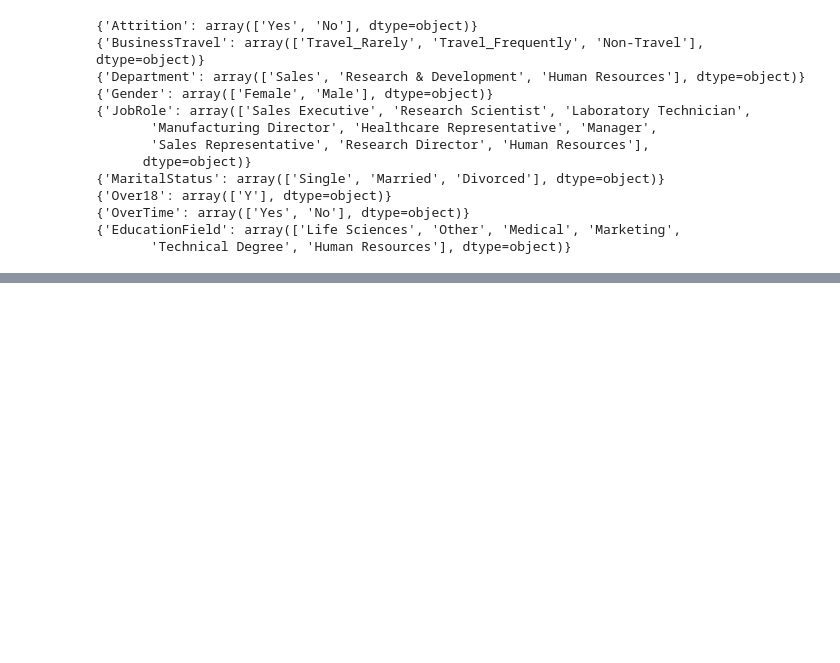
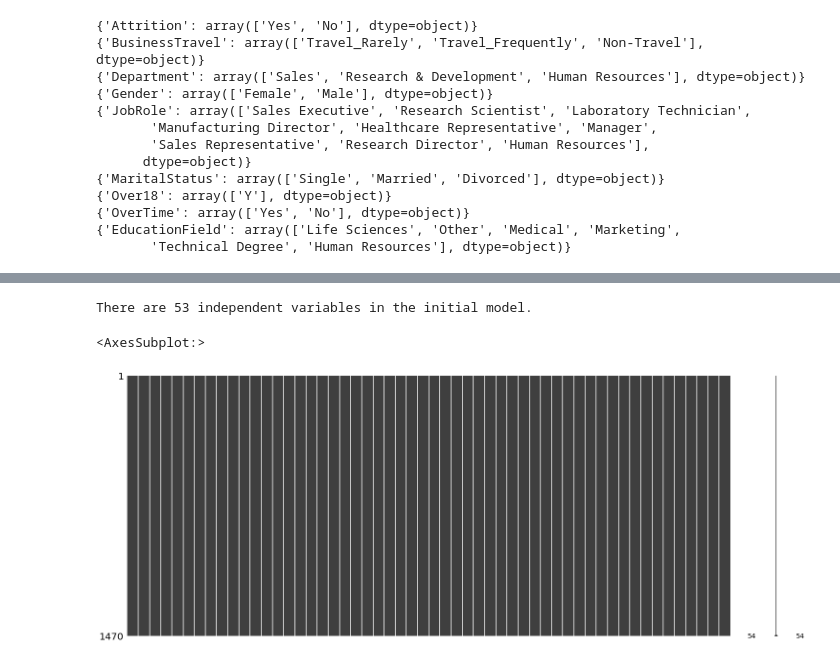
Before and after one commit to mattblasa/HR-attrition-prediction, a Jupyter notebook: employee_attrition.ipynb, the cells around one changed output, grey strips where cells are left out. Saved outputs shown, nothing was run; the diff lists cells and outputs as text; code cells hidden in the pictures; blank space fills up the shorter version.

```diff
--- a/employee_attrition.ipynb
+++ b/employee_attrition.ipynb
@@ -246,0 +291,9 @@ plt.show()
+# %%
+print ("There are", Xinit.shape[1], "independent variables in the initial model.")
+# %% [output]
+There are 53 independent variables in the initial model.
+# %%
+msno.matrix(df_test)
+# %% [output]
+<AxesSubplot:>
+[figure, added]
```
Also changed, not shown: parts of 24 cells of this notebook, 4 other files.
